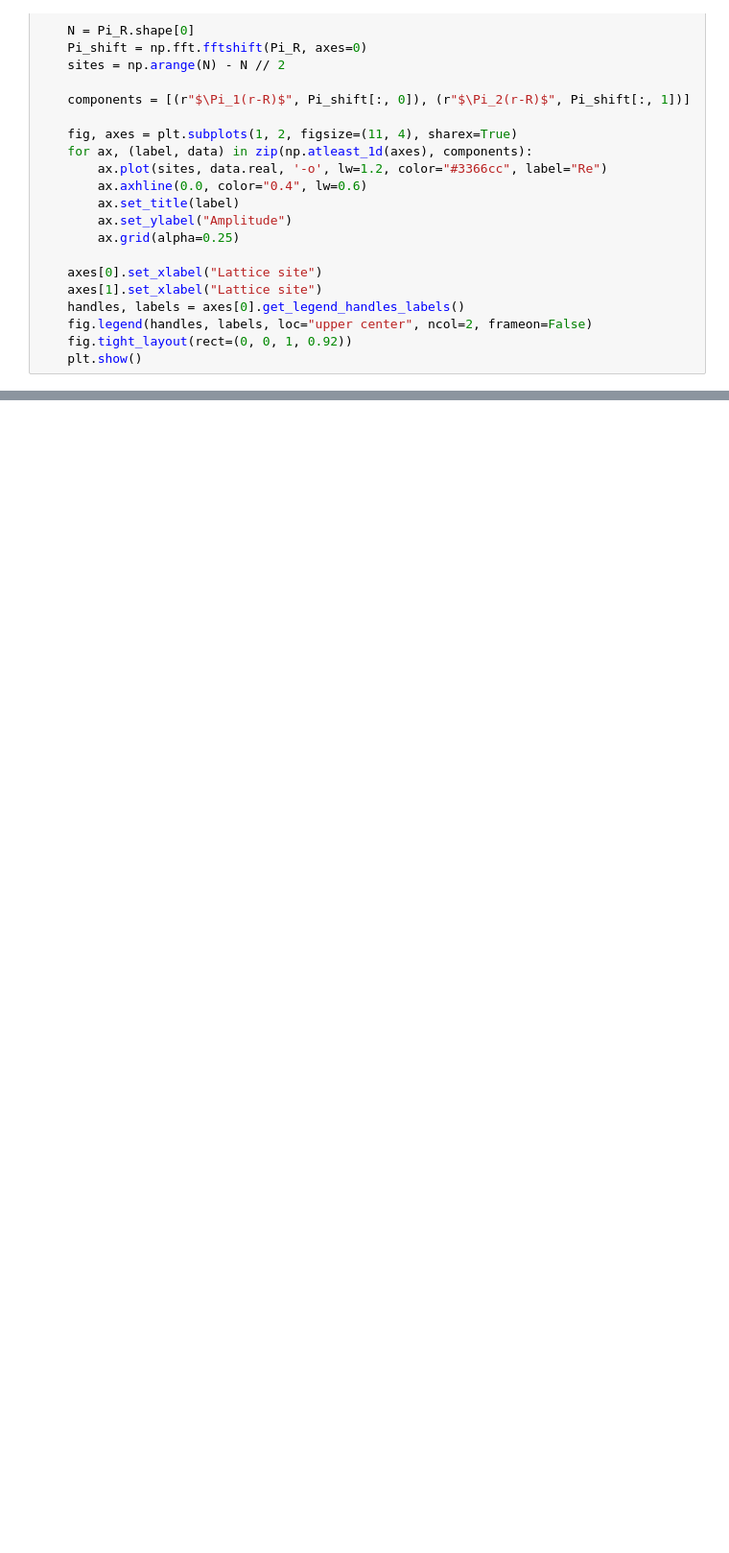
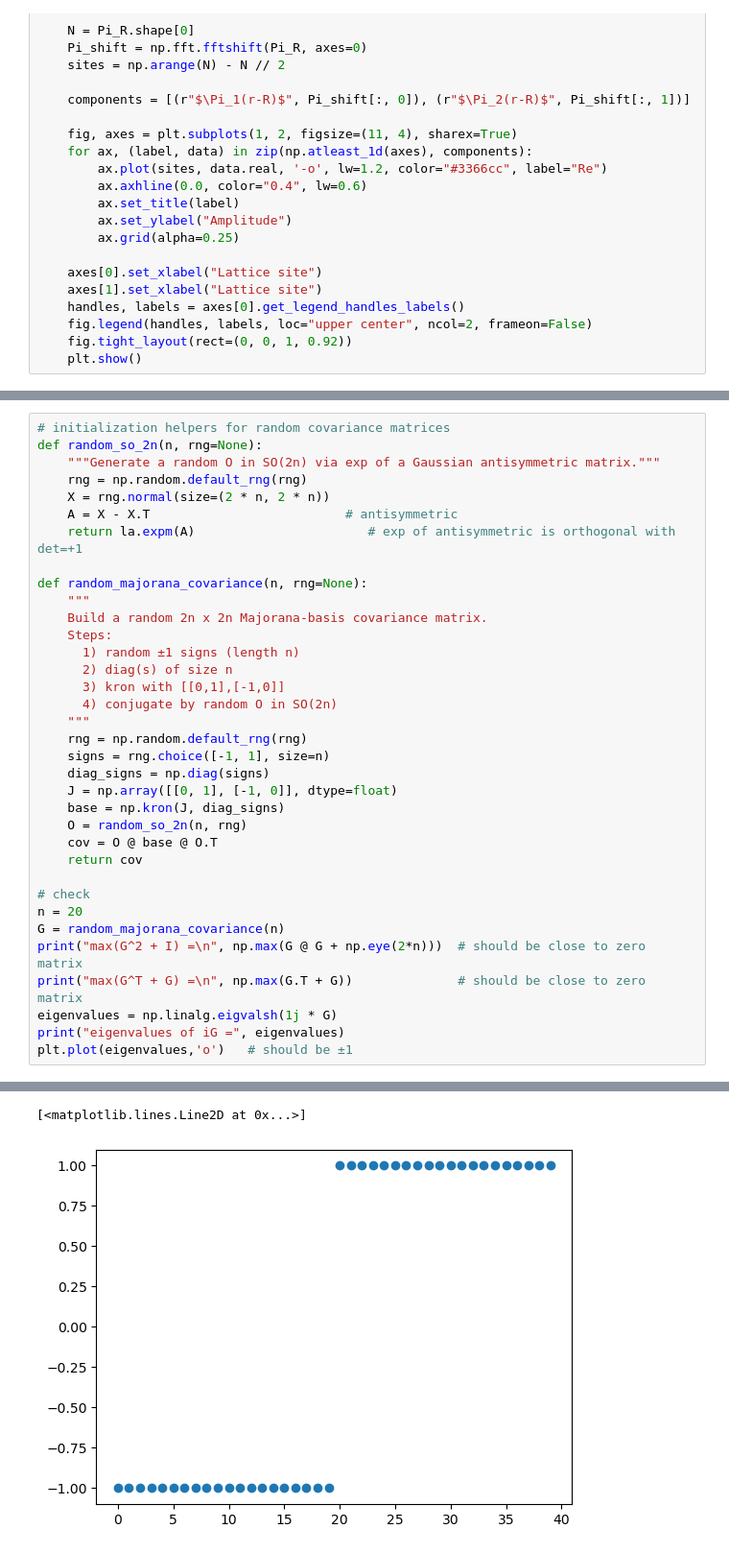
Before and after one commit to AsadullahBhuiyan/classD_1d_fermionic_adaptive_circuit, a Jupyter notebook: Majorana_Wannier_function_plotting.ipynb, the cells around one changed output, grey strips where cells are left out. Shown at 96% size. Saved outputs shown, nothing was run; the diff lists cells and outputs as text; blank space fills up the shorter version.

```diff
--- a/Majorana_Wannier_function_plotting.ipynb
+++ b/Majorana_Wannier_function_plotting.ipynb
@@ -111,0 +173,36 @@ print(Pi_1[:,1] @ Pi_2[:,1])
+# %%
+# initialization helpers for random covariance matrices
+def random_so_2n(n, rng=None):
+    """Generate a random O in SO(2n) via exp of a Gaussian antisymmetric matrix."""
+    rng = np.random.default_rng(rng)
+    X = rng.normal(size=(2 * n, 2 * n))
+    A = X - X.T                          # antisymmetric
+    return la.expm(A)                       # exp of antisymmetric is orthogonal with det=+1
+
+def random_majorana_covariance(n, rng=None):
+    """
+    Build a random 2n x 2n Majorana-basis covariance matrix.
+    Steps:
+      1) random ±1 signs (length n)
+      2) diag(s) of size n
+      3) kron with [[0,1],[-1,0]]
+      4) conjugate by random O in SO(2n)
+    """
+    rng = np.random.default_rng(rng)
+    signs = rng.choice([-1, 1], size=n)
+    diag_signs = np.diag(signs)
+    J = np.array([[0, 1], [-1, 0]], dtype=float)
+    base = np.kron(J, diag_signs)
+    O = random_so_2n(n, rng)
+    cov = O @ base @ O.T
+    return cov
+
+# check
+n = 20
+G = random_majorana_covariance(n)
+print("max(G^2 + I) =\n", np.max(G @ G + np.eye(2*n)))  # should be close to zero matrix
+print("max(G^T + G) =\n", np.max(G.T + G))              # should be close to zero matrix
+eigenvalues = np.linalg.eigvalsh(1j * G)
+print("eigenvalues of iG =", eigenvalues)
+plt.plot(eigenvalues,'o')   # should be ±1
+# %% [output]
@@ -111,0 +216,2 @@ print(Pi_1[:,1] @ Pi_2[:,1])
+[<matplotlib.lines.Line2D at 0x...>]
+[figure, added]
```
Also changed, not shown: parts of 9 cells of this notebook, 1 other file.
